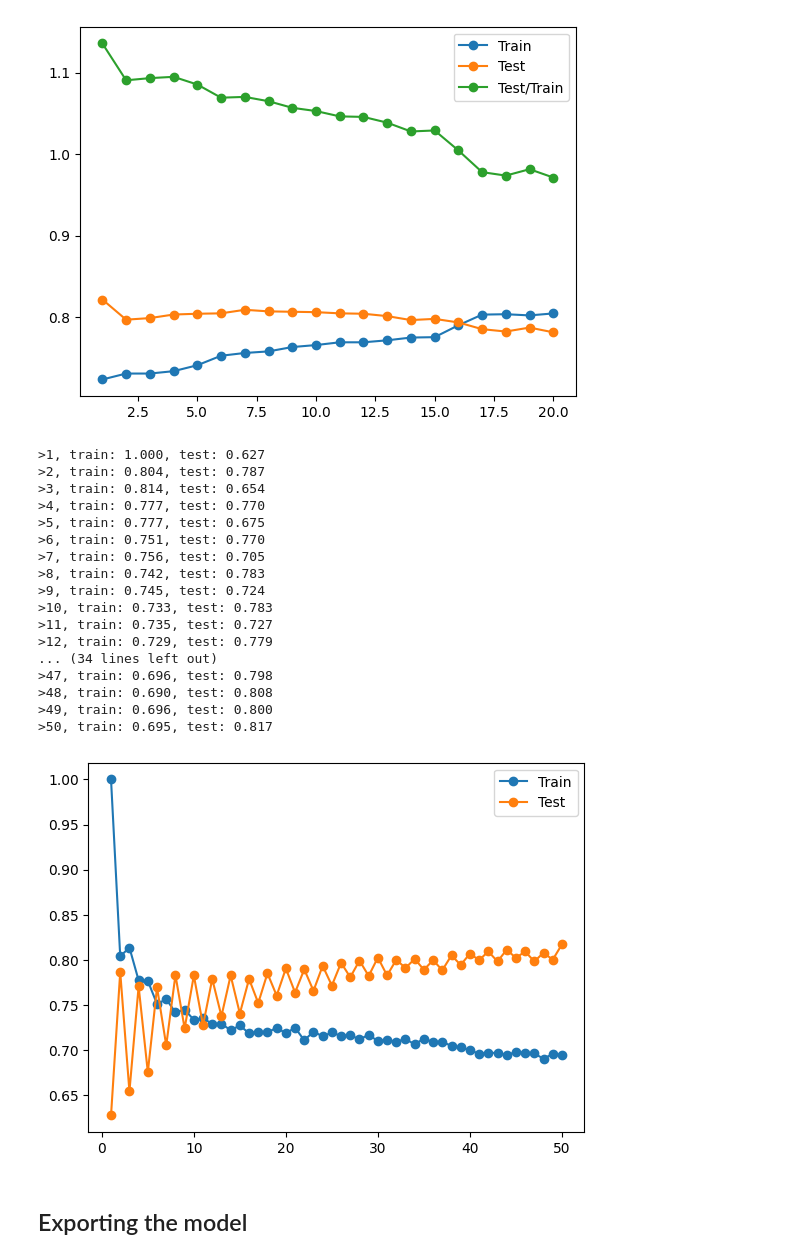
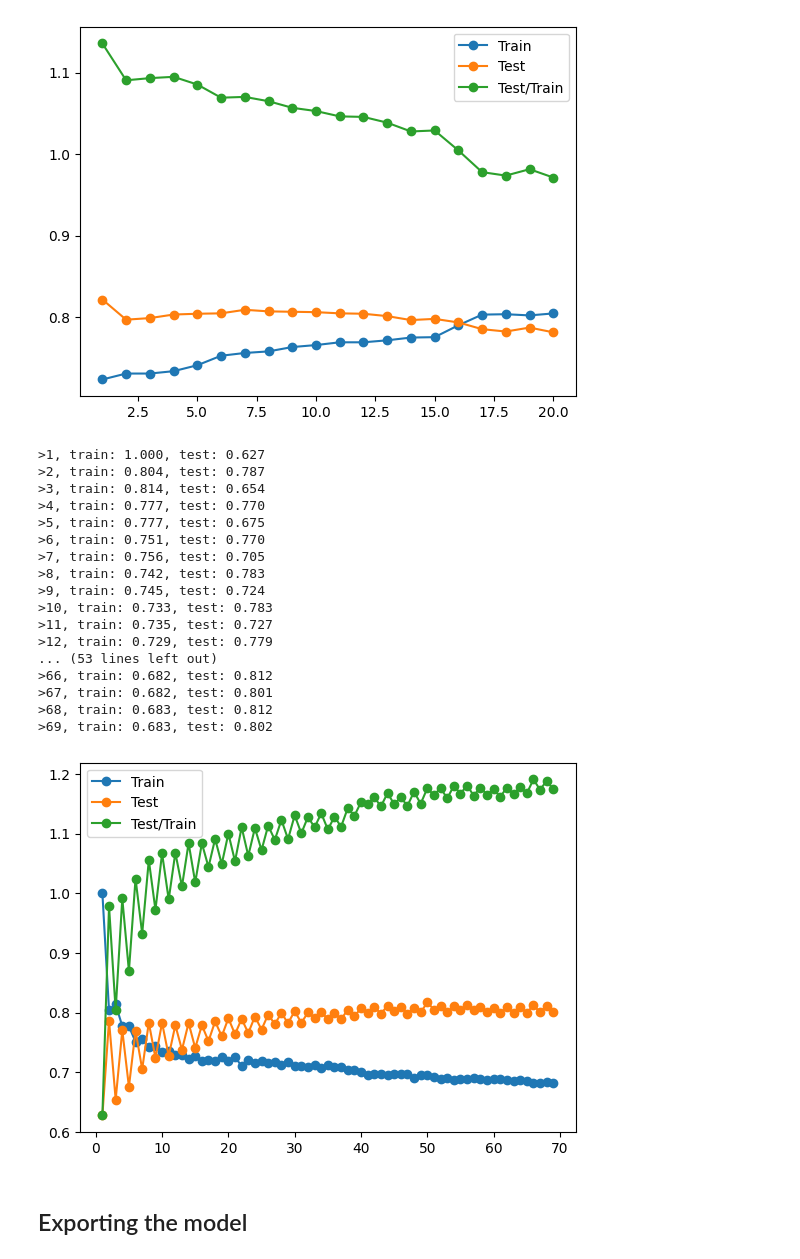
Before and after one commit to galvsoliveira/ds_challenge, a Jupyter notebook: notebooks/classification.ipynb, the cells around one changed output. Saved outputs shown, nothing was run; the diff lists cells and outputs as text; code cells hidden in the pictures.

```diff
--- a/notebooks/classification.ipynb
+++ b/notebooks/classification.ipynb
@@ -414,13 +414,8 @@ def models(X_train,y_train):
 
   #Using KNeighborsClassifier Method of neighbors class to use Nearest Neighbor algorithm
   from sklearn.neighbors import KNeighborsClassifier
-  knn = KNeighborsClassifier(n_neighbors = 35, metric = 'minkowski', p = 2)
+  knn = KNeighborsClassifier(n_neighbors = 50, metric = 'minkowski', p = 2)
   knn.fit(X_train, y_train)
-
-  # #Using SVC method of svm class to use Support Vector Machine Algorithm
-  # from sklearn.svm import SVC
-  # svc_lin = SVC(C = 0.05, kernel = 'linear', random_state = 0)
-  # svc_lin.fit(X_train, y_train)
 
   #Using SVC method of svm class to use Kernel SVM Algorithm
   from sklearn.svm import SVC
@@ -455,7 +450,6 @@ def models(X_train,y_train):
   print('[4]Decision Tree Classifier Training Accuracy:', tree.score(X_train, y_train))
   print('[5]Random Forest Classifier Training Accuracy:', forest.score(X_train, y_train))
   print('[6]XGBoost Classifier Training Accuracy:', xgb.score(X_train, y_train))
-  # print('[x]Support Vector Machine (Linear Classifier) Training Accuracy:', svc_lin.score(X_train, y_train))
 
   #return log, knn, svc_lin, svc_rbf, gauss, tree, forest, xgb
   return log,knn, svc_rbf,gauss, tree, forest, xgb
@@ -672,3 +666,16 @@ Model[6] Testing Accuracy = "0.8030082484230956 !"
 Model[6] Testing Precision = "0.32790697674418606 !"
 Model[6] Testing F1 Score = "0.4098837209302325 !"
 ----------------------------------------------------
+# %%
+#Show other ways to get the classification accuracy & other metrics
+
+from sklearn.metrics import classification_report
+from sklearn.metrics import accuracy_score
+
+for i in range(len(model_2)):
+  print('Model ',i)
+  #Check precision, recall, f1-score
+  print( classification_report(y_test_2, model_2[i].predict(X_test_2)) )
+  #Another way to get the models accuracy on the test data
+  print( accuracy_score(y_test, model_2[i].predict(X_test_2)))
+  print()#Print a new line
@@ -812,7 +837,7 @@ X_test = X_test_2
 # define lists to collect scores
 train_scores, test_scores = list(), list()
 # define the tree depths to evaluate
-values = [i for i in range(1, 51)]
+values = [i for i in range(1, 70)]
 # evaluate a decision tree for each depth
 for i in values:
 	# configure the model
@@ -820,39 +845,41 @@ for i in values:
 	# fit model on the training dataset
 	model.fit(X_train, y_train)
 	# evaluate on the train dataset
 	train_yhat = model.predict(X_train)
 	train_acc = accuracy_score(y_train, train_yhat)
 	train_scores.append(train_acc)
 	# evaluate on the test dataset
 	test_yhat = model.predict(X_test)
 	test_acc = accuracy_score(y_test, test_yhat)
 	test_scores.append(test_acc)
 	# summarize progress
 	print('>%d, train: %.3f, test: %.3f' % (i, train_acc, test_acc))
 # plot of train and test scores vs number of neighbors
+d=np.array(test_scores)/np.array(train_scores)
 pyplot.plot(values, train_scores, '-o', label='Train')
 pyplot.plot(values, test_scores, '-o', label='Test')
+pyplot.plot(values, d, '-o', label='Test/Train')
 pyplot.legend()
 pyplot.show()
 # %% [output]
 >1, train: 1.000, test: 0.627
 >2, train: 0.804, test: 0.787
 >3, train: 0.814, test: 0.654
 >4, train: 0.777, test: 0.770
 >5, train: 0.777, test: 0.675
 >6, train: 0.751, test: 0.770
 >7, train: 0.756, test: 0.705
 >8, train: 0.742, test: 0.783
 >9, train: 0.745, test: 0.724
 >10, train: 0.733, test: 0.783
 >11, train: 0.735, test: 0.727
 >12, train: 0.729, test: 0.779
-... (34 lines left out)
->47, train: 0.696, test: 0.798
->48, train: 0.690, test: 0.808
->49, train: 0.696, test: 0.800
->50, train: 0.695, test: 0.817
+... (53 lines left out)
+>66, train: 0.682, test: 0.812
+>67, train: 0.682, test: 0.801
+>68, train: 0.683, test: 0.812
+>69, train: 0.683, test: 0.802
-[figure, old version]
+[figure, new version]
 # %% [markdown]
 ## Exporting the model
 # %%
```
Also changed, not shown: parts of 6 cells of this notebook.
